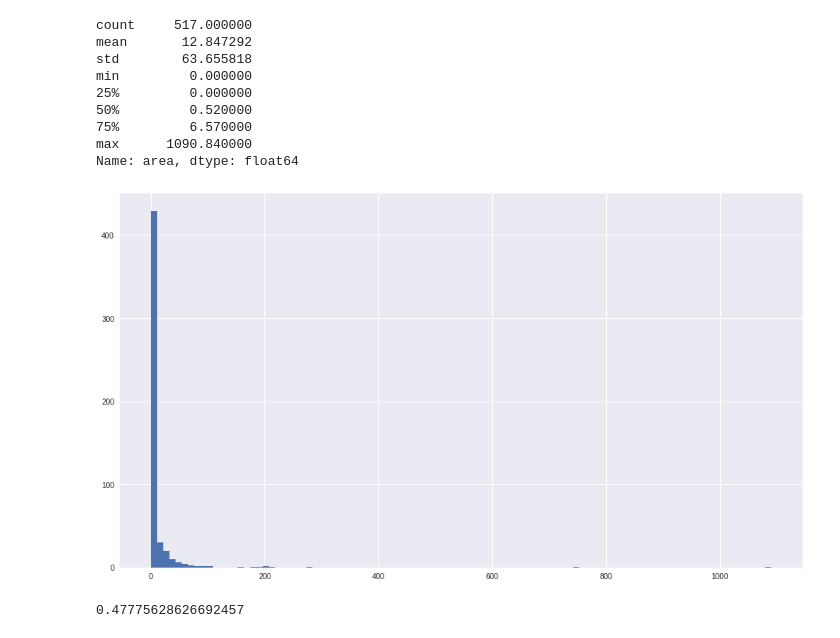
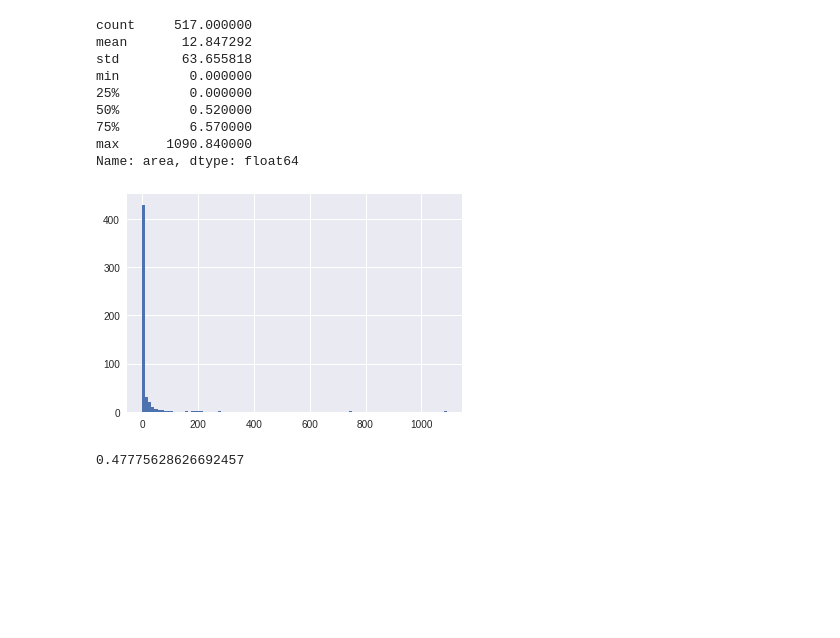
Before and after one commit to davidjwatts/portuguese_fires, a Jupyter notebook: Data_Story.ipynb, the cells around one changed output. Cells and saved outputs as stored; diff of their text form; code cells hidden in the pictures; blank space fills up the shorter version.

```diff
--- a/Data_Story.ipynb
+++ b/Data_Story.ipynb
@@ -52,10 +52,10 @@ max      1090.840000
 Name: area, dtype: float64
 # %%
 # Histogram
-plt.subplots(figsize=(16,9))
+
 _ = fires['area'].hist(bins=100)
 # %% [output]
-[figure, old version]
+[figure, new version]
 # %%
 # Proportion of outputs equal to 0
 
```
Also changed, not shown: parts of 2 cells of this notebook.
